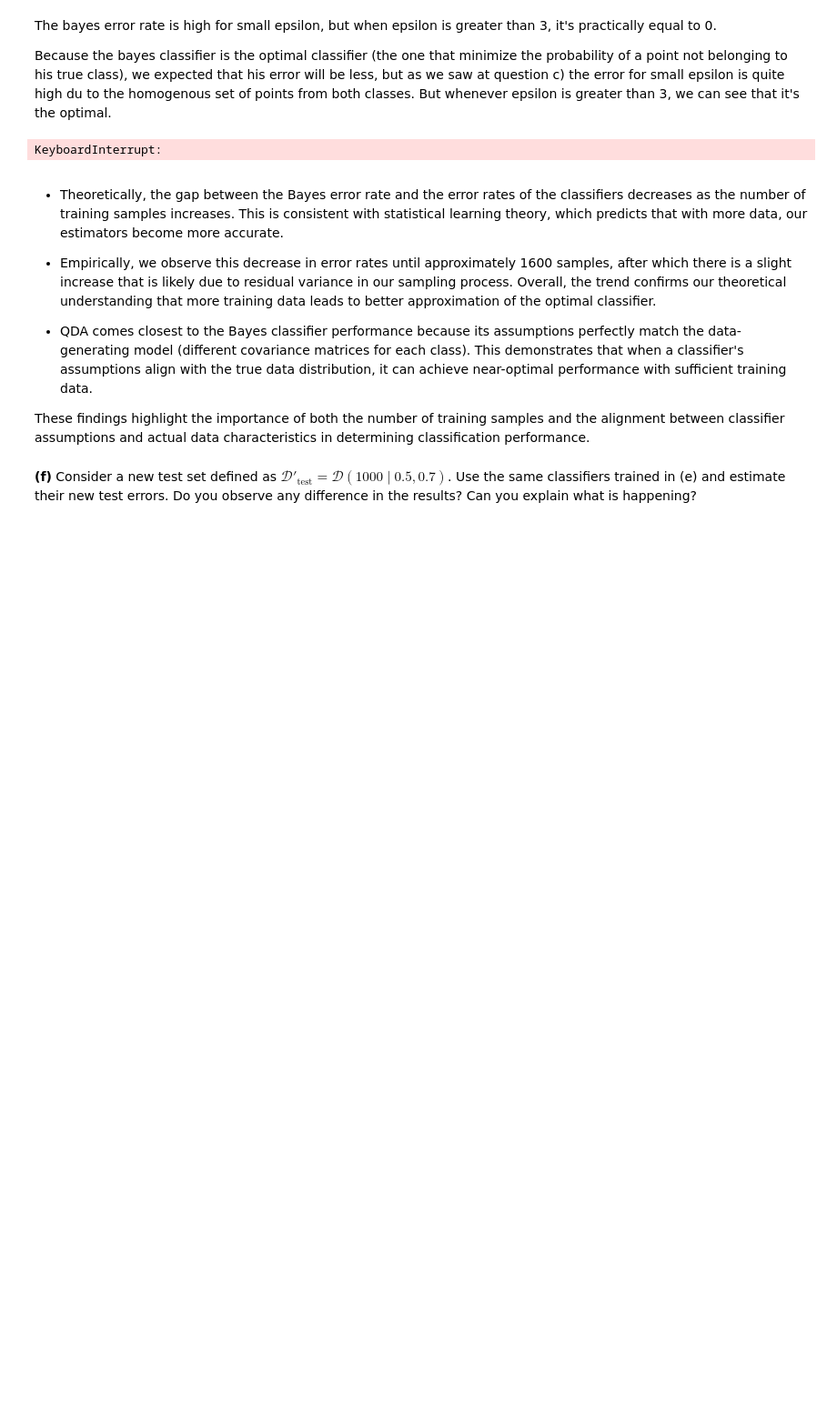
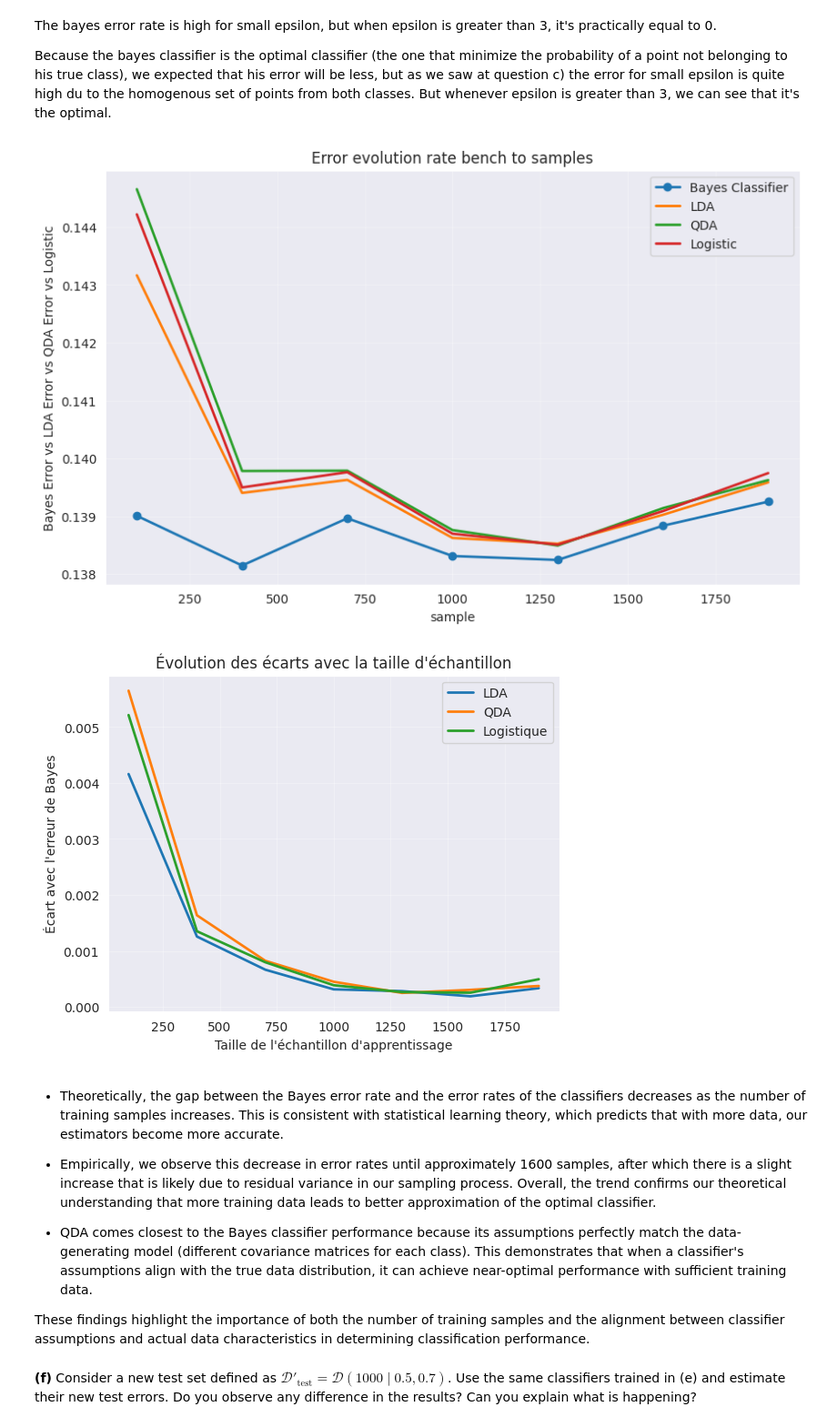
Before and after one commit to Hamidou1089-1/Statistical-learning, a Jupyter notebook: TP/TP3/TP3_new_version.ipynb, the cells around one changed output. Shown at 91% size. Cells and saved outputs as stored; diff of their text form; code cells hidden in the pictures; blank space fills up the shorter version.

```diff
--- a/TP/TP3/TP3_new_version.ipynb
+++ b/TP/TP3/TP3_new_version.ipynb
@@ -315,7 +315,7 @@ Because the bayes classifier is the optimal classifier (the one that minimize th
 
 
 
-samples = np.arange(100, 2000, 200)
+samples = np.arange(100, 2000, 300)
 error_rates_samples = []
 error_rates_LDA_samples = []
 error_rates_QDA_samples = []
@@ -325,7 +325,7 @@ for sample in samples:
     errors_lda = []
     errors_qda = []
     errors_logistic = []
-    for _ in range(10):
+    for _ in range(100):
 
         mu1_eps = np.array([epsilon, 0])
 
@@ -362,34 +362,35 @@ for sample in samples:
     error_rates_QDA_samples.append(np.mean(errors_qda))
     error_rates_logistic_samples.append(np.mean(errors_logistic))
 
 
 plt.figure(figsize=(10, 6))
 plt.plot(samples, error_rates_samples, 'o-', linewidth=2)
 plt.plot(samples, error_rates_LDA_samples, '-', linewidth=2)
 plt.plot(samples, error_rates_QDA_samples, '-', linewidth=2)
 plt.plot(samples, error_rates_logistic_samples, '-', linewidth=2)
 plt.xlabel('sample')
 plt.ylabel('Bayes Error vs LDA Error vs QDA Error vs Logistic')
 plt.title('Error evolution rate bench to samples')
 plt.legend(['Bayes Classifier','LDA', 'QDA', 'Logistic'])
 plt.grid(True, alpha=0.3)
 plt.show()
 
 gaps_lda = np.array(error_rates_LDA_samples) - np.array(error_rates_samples)
 gaps_qda = np.array(error_rates_QDA_samples) - np.array(error_rates_samples)
 gaps_logistic = np.array(error_rates_logistic_samples) - np.array(error_rates_samples)
 
 plt.plot(samples, gaps_lda, '-', linewidth=2)
 plt.plot(samples, gaps_qda, '-', linewidth=2)
 plt.plot(samples, gaps_logistic, '-', linewidth=2)
 plt.xlabel('Taille de l\'échantillon d\'apprentissage')
 plt.ylabel('Écart avec l\'erreur de Bayes')
 plt.title('Évolution des écarts avec la taille d\'échantillon')
 plt.legend(['LDA', 'QDA', 'Logistique'])
 plt.grid(True, alpha=0.3)
 plt.show()
 # %% [output]
-KeyboardInterrupt:
+[figure, added]
+[figure, added]
 # %% [markdown]
 
 - Theoretically, the gap between the Bayes error rate and the error rates of the classifiers decreases as the number of training samples increases. This is consistent with statistical learning theory, which predicts that with more data, our estimators become more accurate.
```
Also changed, not shown: parts of 7 cells of this notebook, 3 other files.
